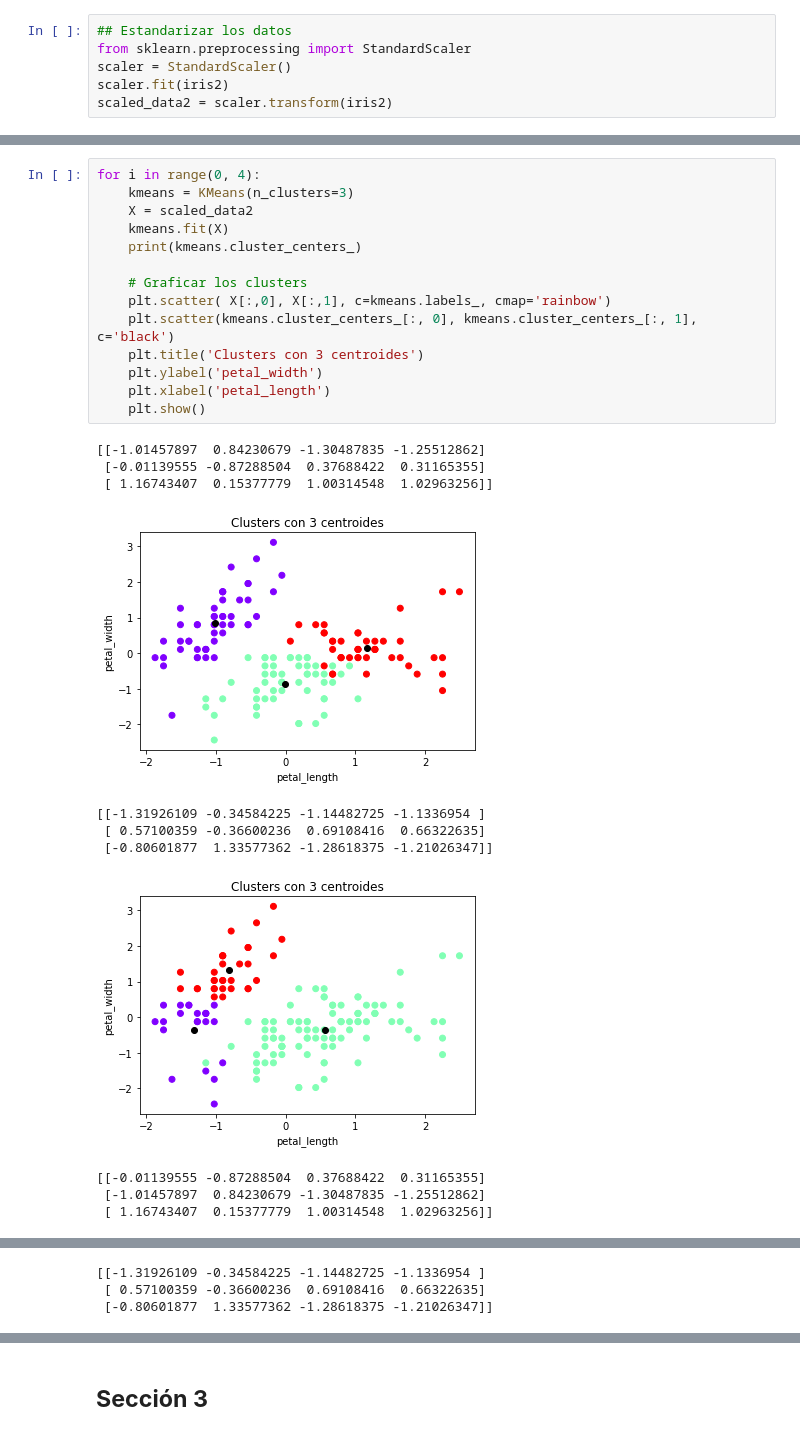
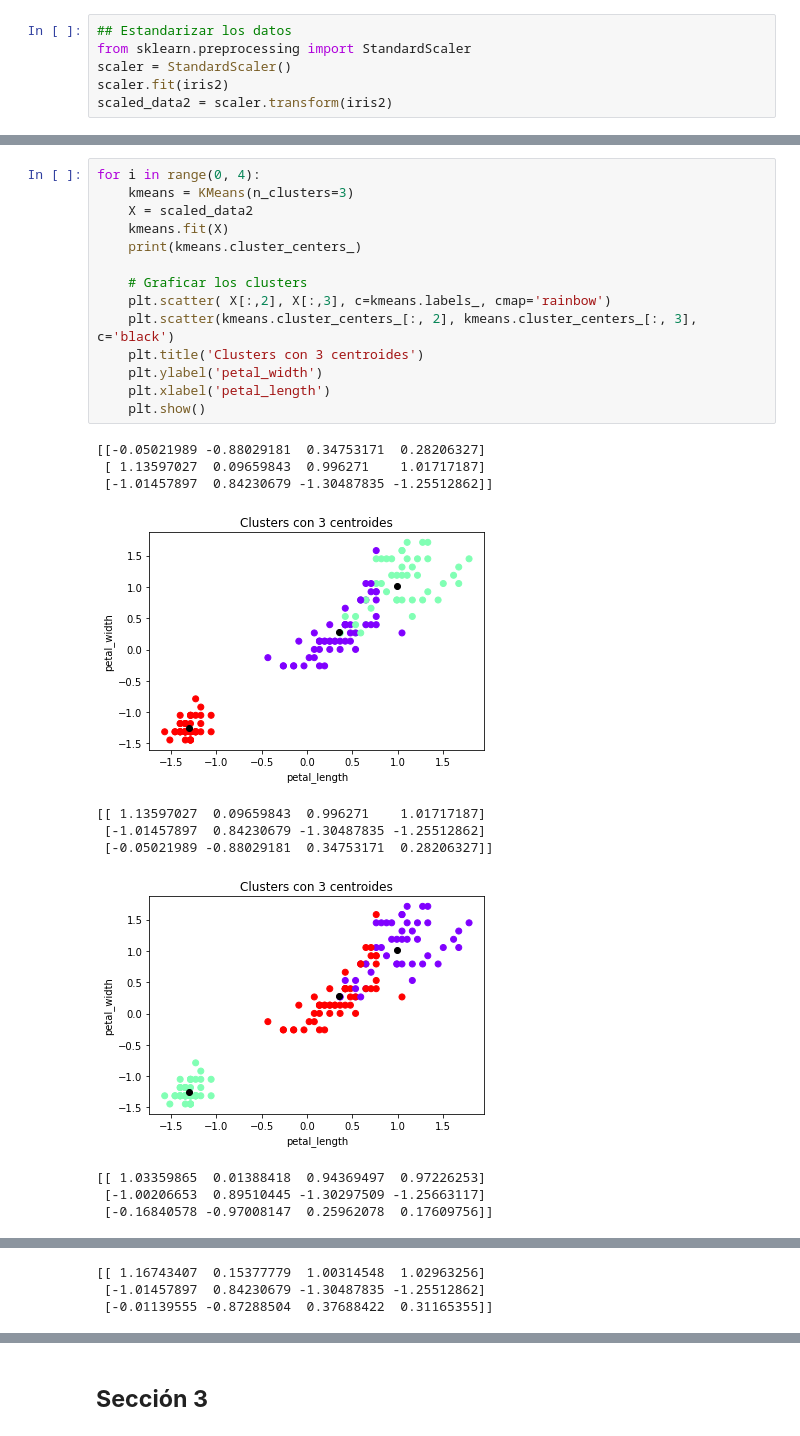
Before and after one commit to JPS4321/HT2-DM, a Jupyter notebook: HT2.ipynb, the cells around one changed output, grey strips where cells are left out. Cells and saved outputs as stored; diff of their text form.

```diff
--- a/HT2.ipynb
+++ b/HT2.ipynb
@@ -312,26 +312,26 @@ Text(0, 0.5, 'WCSS')
 # %%
 for i in range(0, 4):
     kmeans = KMeans(n_clusters=3)
     X = scaled_data2
     kmeans.fit(X)
     print(kmeans.cluster_centers_)
 
     # Graficar los clusters
-    plt.scatter( X[:,0], X[:,1], c=kmeans.labels_, cmap='rainbow')
-    plt.scatter(kmeans.cluster_centers_[:, 0], kmeans.cluster_centers_[:, 1], c='black')
+    plt.scatter( X[:,2], X[:,3], c=kmeans.labels_, cmap='rainbow')
+    plt.scatter(kmeans.cluster_centers_[:, 2], kmeans.cluster_centers_[:, 3], c='black')
     plt.title('Clusters con 3 centroides')
     plt.ylabel('petal_width')
     plt.xlabel('petal_length')
     plt.show()
 # %% [output]
-[[-1.01457897  0.84230679 -1.30487835 -1.25512862]
- [-0.01139555 -0.87288504  0.37688422  0.31165355]
- [ 1.16743407  0.15377779  1.00314548  1.02963256]]
+[[-0.05021989 -0.88029181  0.34753171  0.28206327]
+ [ 1.13597027  0.09659843  0.996271    1.01717187]
+ [-1.01457897  0.84230679 -1.30487835 -1.25512862]]
-[figure, old version]
+[figure, new version]
-[[-1.31926109 -0.34584225 -1.14482725 -1.1336954 ]
- [ 0.57100359 -0.36600236  0.69108416  0.66322635]
- [-0.80601877  1.33577362 -1.28618375 -1.21026347]]
+[[ 1.13597027  0.09659843  0.996271    1.01717187]
+ [-1.01457897  0.84230679 -1.30487835 -1.25512862]
+ [-0.05021989 -0.88029181  0.34753171  0.28206327]]
-[figure, old version]
+[figure, new version]
-[[-0.01139555 -0.87288504  0.37688422  0.31165355]
- [-1.01457897  0.84230679 -1.30487835 -1.25512862]
- [ 1.16743407  0.15377779  1.00314548  1.02963256]]
+[[ 1.03359865  0.01388418  0.94369497  0.97226253]
+ [-1.00206653  0.89510445 -1.30297509 -1.25663117]
+ [-0.16840578 -0.97008147  0.25962078  0.17609756]]
@@ -339,3 +339,3 @@ for i in range(0, 4):
-[[-1.31926109 -0.34584225 -1.14482725 -1.1336954 ]
- [ 0.57100359 -0.36600236  0.69108416  0.66322635]
- [-0.80601877  1.33577362 -1.28618375 -1.21026347]]
+[[ 1.16743407  0.15377779  1.00314548  1.02963256]
+ [-1.01457897  0.84230679 -1.30487835 -1.25512862]
+ [-0.01139555 -0.87288504  0.37688422  0.31165355]]
```
Also changed, not shown: parts of 6 cells of this notebook.
